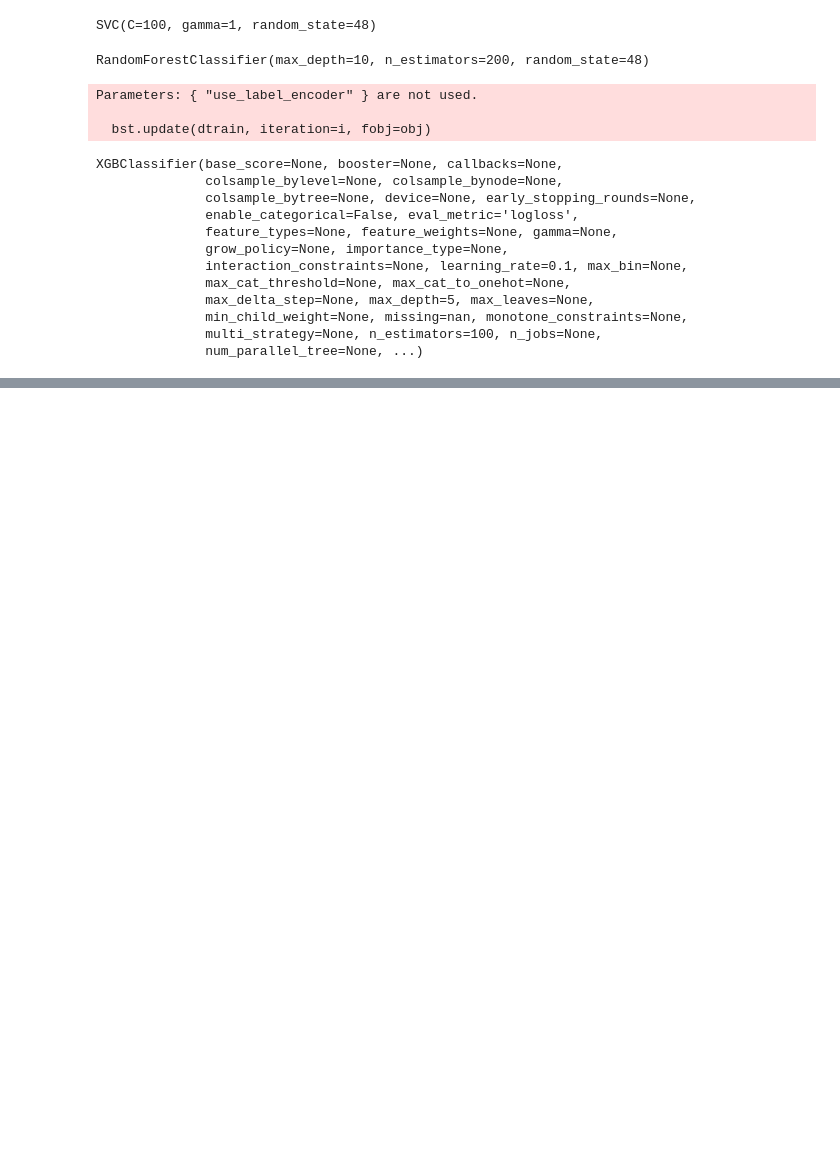
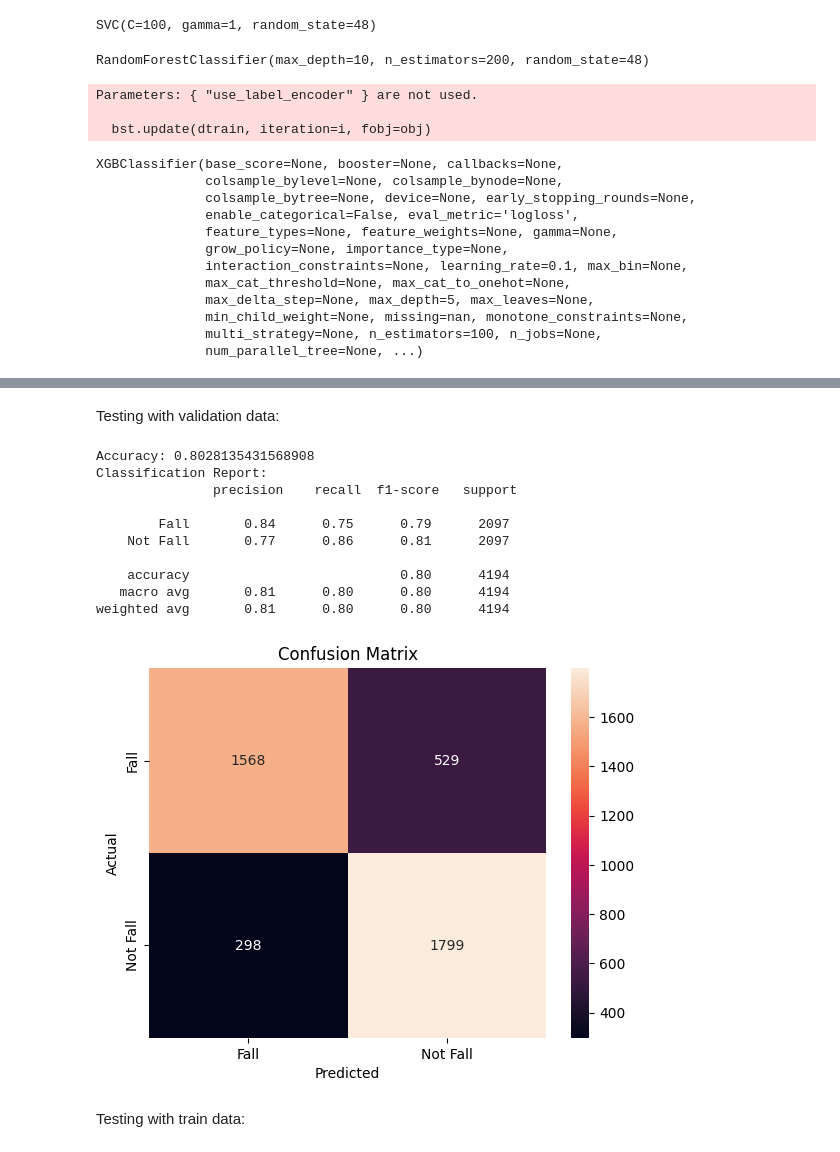
Before and after one commit to ErfanJoodi/Data-Fusion-methods-on-Sis-Fall-dataset, a Jupyter notebook: SisFall-Stacking.ipynb, the cells around one changed output, grey strips where cells are left out. Cells and saved outputs as stored; diff of their text form; code cells hidden in the pictures; blank space fills up the shorter version.

```diff
--- a/SisFall-Stacking.ipynb
+++ b/SisFall-Stacking.ipynb
@@ -136,0 +235,13 @@ weighted avg       0.68      0.68      0.68      4194
+# %%
+# Step 7: XGB
+xgb= XGBClassifier(
+    n_estimators= 100,
+    max_depth= 7,
+    learning_rate= 0.1,
+    subsample= 0.8,
+    objective= 'binary:logistic',
+    use_label_encoder= False,
+    eval_metric= 'logloss',
+    random_state= 48
+)
+xgb.fit(X_t, y_t)
@@ -136,0 +264,47 @@ weighted avg       0.68      0.68      0.68      4194
+# %% [markdown]
+Testing with validation data:
+# %%
+# Step 8: Prediction
+X_train_preds= np.column_stack([
+    svm.predict(X_v_scaled),
+    rf.predict(X_v),
+    xgb.predict(X_v),
+])
+
+X_test_preds= np.column_stack([
+    svm.predict(X_test_scaled),
+    rf.predict(X_test),
+    xgb.predict(X_test),
+])
+# %%
+# Step 9: Train Meta-Model
+meta_model= LogisticRegression()
+meta_model.fit(X_train_preds, y_v)
+
+final_preds= meta_model.predict(X_test_preds)
+# %%
+# Step 10: Evaluation
+print("Accuracy:", accuracy_score(y_test, final_preds))
+print("Classification Report:\n", classification_report(y_test, final_preds, target_names= label_encoder.classes_))
+
+# Confusion Matrix
+cm= confusion_matrix(y_test, final_preds)
+sns.heatmap(cm, annot= True, fmt= 'd', xticklabels= label_encoder.classes_, yticklabels= label_encoder.classes_)
+plt.title("Confusion Matrix")
+plt.xlabel("Predicted")
+plt.ylabel("Actual")
+plt.show()
+# %% [output]
+Accuracy: 0.8028135431568908
+Classification Report:
+               precision    recall  f1-score   support
+
+        Fall       0.84      0.75      0.79      2097
+    Not Fall       0.77      0.86      0.81      2097
+
+    accuracy                           0.80      4194
+   macro avg       0.81      0.80      0.80      4194
+weighted avg       0.81      0.80      0.80      4194
+[figure, added]
+# %% [markdown]
+Testing with train data:
```
Also changed, not shown: parts of 26 cells of this notebook.
